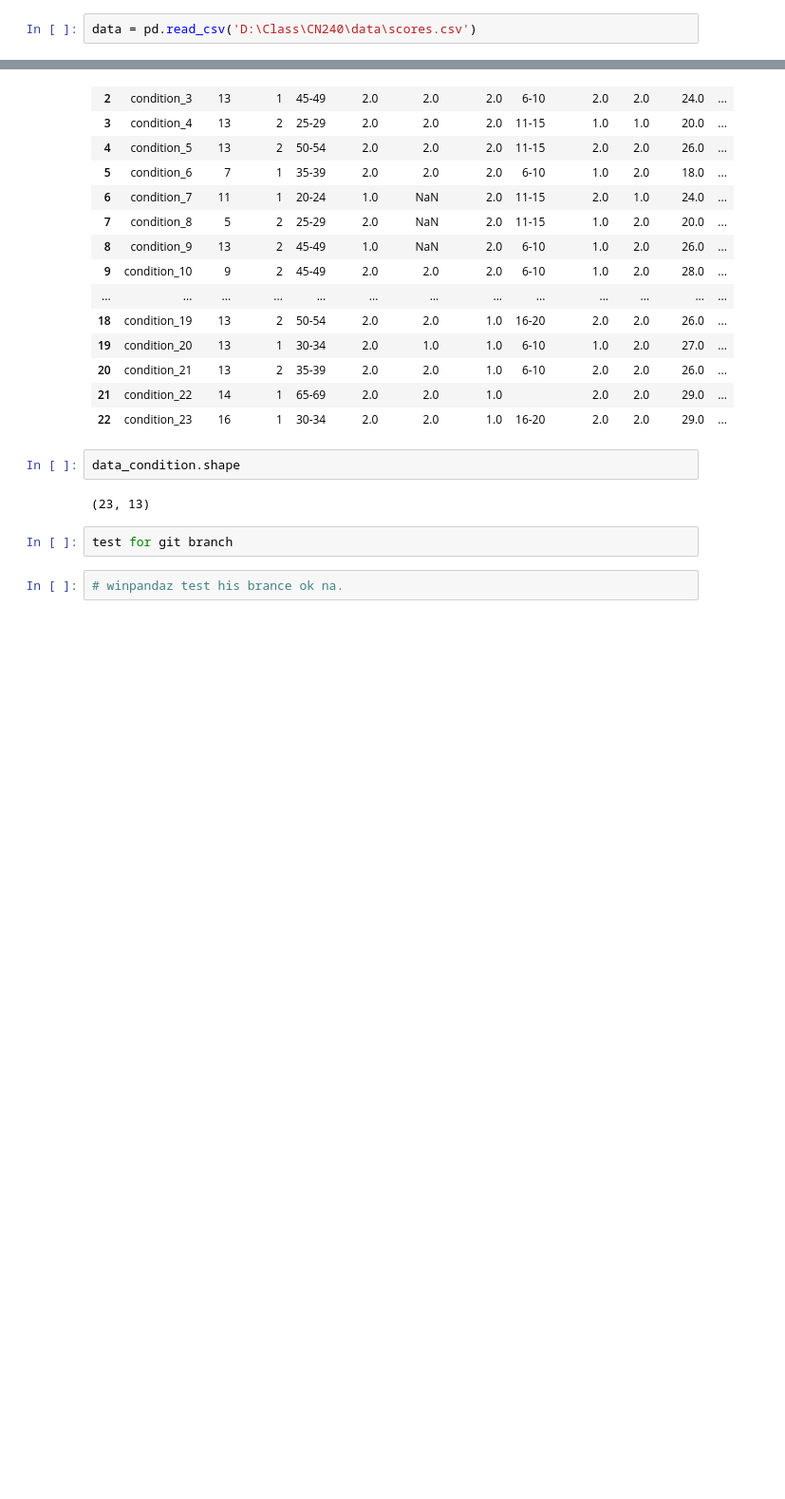
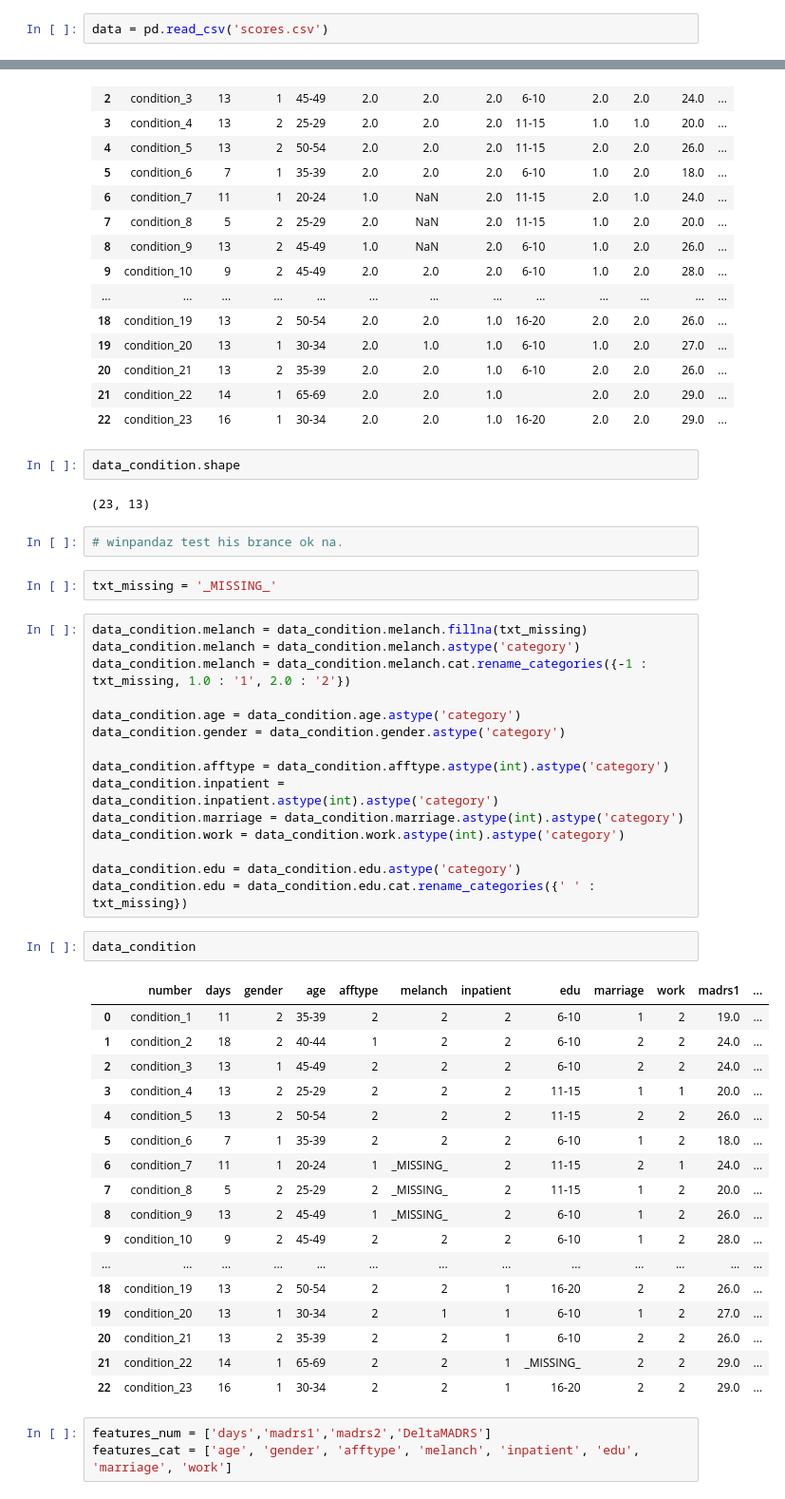
Before and after one commit to Empire-of-Dev/depression_data-TEAM_A, a Jupyter notebook: depression data.ipynb, the cells around one changed output, grey strips where cells are left out. Shown at 95% size. Cells and saved outputs as stored; diff of their text form; blank space fills up the shorter version.

```diff
--- a/depression data.ipynb
+++ b/depression data.ipynb
@@ -6,7 +6,7 @@ import time
 import matplotlib.pyplot as plt
 %matplotlib inline
 # %%
-data = pd.read_csv('D:\Class\CN240\data\scores.csv')
+data = pd.read_csv('scores.csv')
 # %%
 data
 # %% [output]
@@ -56,7 +56,45 @@ data_condition
 data_condition.shape
 # %% [output]
 (23, 13)
-# %%
-test for git branch
 # %%
 # winpandaz test his brance ok na.
+# %%
+txt_missing = '_MISSING_'
+# %%
+data_condition.melanch = data_condition.melanch.fillna(txt_missing)
+data_condition.melanch = data_condition.melanch.astype('category')
+data_condition.melanch = data_condition.melanch.cat.rename_categories({-1 : txt_missing, 1.0 : '1', 2.0 : '2'})
+
+data_condition.age = data_condition.age.astype('category')
+data_condition.gender = data_condition.gender.astype('category')
+
+data_condition.afftype = data_condition.afftype.astype(int).astype('category')
+data_condition.inpatient = data_condition.inpatient.astype(int).astype('category')
+data_condition.marriage = data_condition.marriage.astype(int).astype('category')
+data_condition.work = data_condition.work.astype(int).astype('category')
+
+data_condition.edu = data_condition.edu.astype('category')
+data_condition.edu = data_condition.edu.cat.rename_categories({' ' : txt_missing})
+# %%
+data_condition
+# %% [output]
+|  | number | days | gender | age | afftype | melanch | inpatient | edu | marriage | work | madrs1 | ... |
+| 0 | condition_1 | 11 | 2 | 35-39 | 2 | 2 | 2 | 6-10 | 1 | 2 | 19.0 | ... |
+| 1 | condition_2 | 18 | 2 | 40-44 | 1 | 2 | 2 | 6-10 | 2 | 2 | 24.0 | ... |
+| 2 | condition_3 | 13 | 1 | 45-49 | 2 | 2 | 2 | 6-10 | 2 | 2 | 24.0 | ... |
+| 3 | condition_4 | 13 | 2 | 25-29 | 2 | 2 | 2 | 11-15 | 1 | 1 | 20.0 | ... |
+| 4 | condition_5 | 13 | 2 | 50-54 | 2 | 2 | 2 | 11-15 | 2 | 2 | 26.0 | ... |
+| 5 | condition_6 | 7 | 1 | 35-39 | 2 | 2 | 2 | 6-10 | 1 | 2 | 18.0 | ... |
+| 6 | condition_7 | 11 | 1 | 20-24 | 1 | _MISSING_ | 2 | 11-15 | 2 | 1 | 24.0 | ... |
+| 7 | condition_8 | 5 | 2 | 25-29 | 2 | _MISSING_ | 2 | 11-15 | 1 | 2 | 20.0 | ... |
+| 8 | condition_9 | 13 | 2 | 45-49 | 1 | _MISSING_ | 2 | 6-10 | 1 | 2 | 26.0 | ... |
+| 9 | condition_10 | 9 | 2 | 45-49 | 2 | 2 | 2 | 6-10 | 1 | 2 | 28.0 | ... |
+| ... | ... | ... | ... | ... | ... | ... | ... | ... | ... | ... | ... | ... |
+| 18 | condition_19 | 13 | 2 | 50-54 | 2 | 2 | 1 | 16-20 | 2 | 2 | 26.0 | ... |
+| 19 | condition_20 | 13 | 1 | 30-34 | 2 | 1 | 1 | 6-10 | 1 | 2 | 27.0 | ... |
+| 20 | condition_21 | 13 | 2 | 35-39 | 2 | 2 | 1 | 6-10 | 2 | 2 | 26.0 | ... |
+| 21 | condition_22 | 14 | 1 | 65-69 | 2 | 2 | 1 | _MISSING_ | 2 | 2 | 29.0 | ... |
+| 22 | condition_23 | 16 | 1 | 30-34 | 2 | 2 | 1 | 16-20 | 2 | 2 | 29.0 | ... |
+# %%
+features_num = ['days','madrs1','madrs2','DeltaMADRS']
+features_cat = ['age', 'gender', 'afftype', 'melanch', 'inpatient', 'edu', 'marriage', 'work']
```
Also changed, not shown: parts of 2 cells of this notebook.
